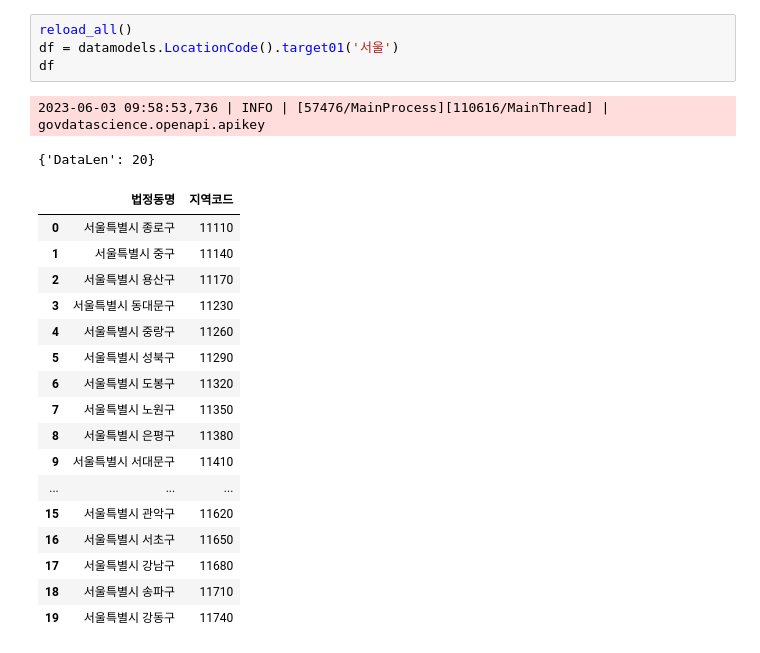
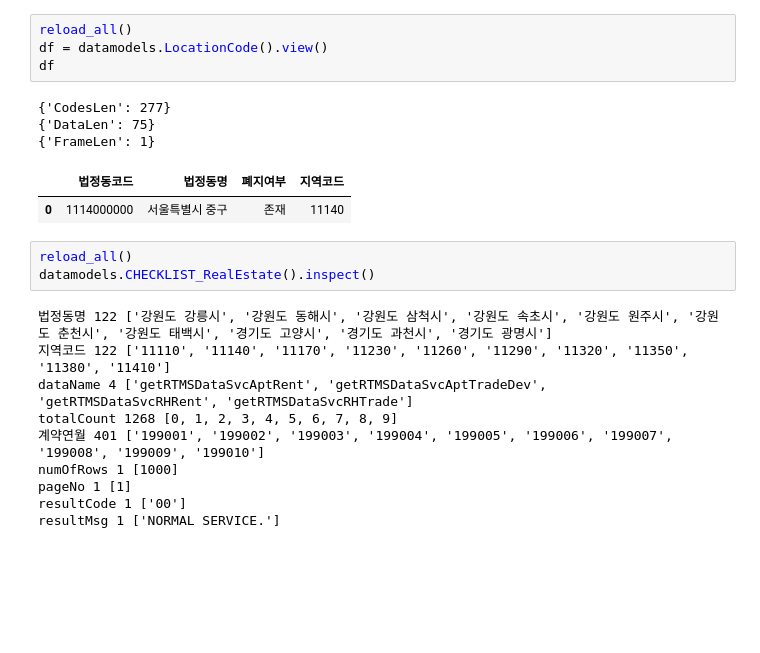
Before and after one commit to innovata/GovDataScience, a Jupyter notebook: jupyter/DataView.ipynb, the cells around one changed output. Drawn from its saved outputs; the diff is of its cells as text; blank space fills up the shorter version.

```diff
--- a/jupyter/DataView.ipynb
+++ b/jupyter/DataView.ipynb
@@ -16,25 +16,24 @@ c:\pypjts\GovDataScience\jupyter
 LogLevel: 10 (DEBUG) c:\pypjts\GovDataScience\govDataScienceEnv_py39_64bit\lib\site-packages\ipylib\idebug.py
 # %%
 reload_all()
-df = datamodels.LocationCode().target01('서울')
+df = datamodels.LocationCode().view()
 df
 # %% [output]
-2023-06-03 09:58:53,736 | INFO | [57476/MainProcess][110616/MainThread] | govdatascience.openapi.apikey
+{'CodesLen': 277}
+{'DataLen': 75}
+{'FrameLen': 1}
-{'DataLen': 20}
-|  | 법정동명 | 지역코드 |
-| 0 | 서울특별시 종로구 | 11110 |
-| 1 | 서울특별시 중구 | 11140 |
-| 2 | 서울특별시 용산구 | 11170 |
-| 3 | 서울특별시 동대문구 | 11230 |
-| 4 | 서울특별시 중랑구 | 11260 |
-| 5 | 서울특별시 성북구 | 11290 |
-| 6 | 서울특별시 도봉구 | 11320 |
-| 7 | 서울특별시 노원구 | 11350 |
-| 8 | 서울특별시 은평구 | 11380 |
-| 9 | 서울특별시 서대문구 | 11410 |
-| ... | ... | ... |
-| 15 | 서울특별시 관악구 | 11620 |
-| 16 | 서울특별시 서초구 | 11650 |
-| 17 | 서울특별시 강남구 | 11680 |
-| 18 | 서울특별시 송파구 | 11710 |
-| 19 | 서울특별시 강동구 | 11740 |
+|  | 법정동코드 | 법정동명 | 폐지여부 | 지역코드 |
+| 0 | 1114000000 | 서울특별시 중구 | 존재 | 11140 |
+# %%
+reload_all()
+datamodels.CHECKLIST_RealEstate().inspect()
+# %% [output]
+법정동명 122 ['강원도 강릉시', '강원도 동해시', '강원도 삼척시', '강원도 속초시', '강원도 원주시', '강원도 춘천시', '강원도 태백시', '경기도 고양시', '경기도 과천시', '경기도 광명시']
+지역코드 122 ['11110', '11140', '11170', '11230', '11260', '11290', '11320', '11350', '11380', '11410']
+dataName 4 ['getRTMSDataSvcAptRent', 'getRTMSDataSvcAptTradeDev', 'getRTMSDataSvcRHRent', 'getRTMSDataSvcRHTrade']
+totalCount 1268 [0, 1, 2, 3, 4, 5, 6, 7, 8, 9]
+계약연월 401 ['199001', '199002', '199003', '199004', '199005', '199006', '199007', '199008', '199009', '199010']
+numOfRows 1 [1000]
+pageNo 1 [1]
+resultCode 1 ['00']
+resultMsg 1 ['NORMAL SERVICE.']
```
Also changed, not shown: parts of 17 cells of this notebook, 12 other files.
